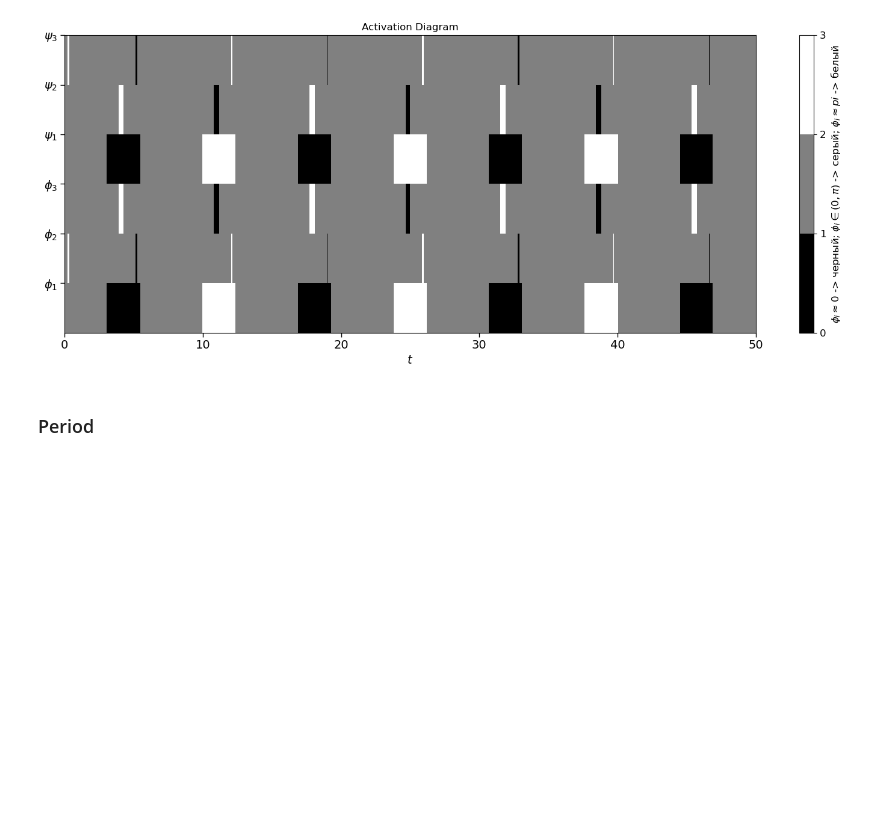
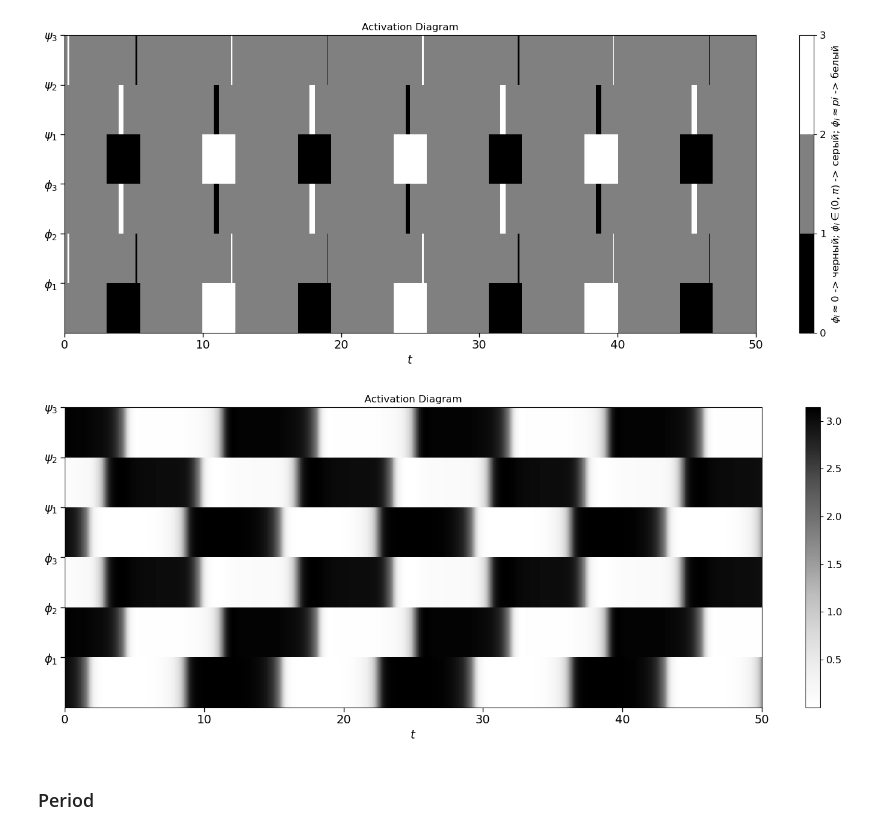
Before and after one commit to Artyom91150/Coupled_contours, a Jupyter notebook: BS_notebook.ipynb, the cells around one changed output. Drawn from its saved outputs; the diff is of its cells as text; code cells hidden in the pictures; blank space fills up the shorter version.

```diff
--- a/BS_notebook.ipynb
+++ b/BS_notebook.ipynb
@@ -133,3 +135,11 @@ plotReturnTime(sol, plot_properties = RT_properties);
 ## Объединенная система (6 ДУ)
 
 ---
+# %%
+function make_cb(start_pt)
+    function cb(u, t = 0.0, integrator = nothing)
+        x = [normArctan(a) for a in start_pt]
+        y = [normArctan(b) for b in u]
+        return norm(min(x - y, 2*pi .- x + y))
+    end
+end
@@ -135,0 +148,2 @@ plotReturnTime(sol, plot_properties = RT_properties);
+# %%
+my_cb = make_cb(ic)
@@ -159,7 +175,8 @@ ic = [pi - val, pi - val, val, pi - val, val, pi - val]
 
 trans_time = 0.0
 alg = DP8()
-callback = "x -> cos(x[1])"
+#callback = "x -> cos(x[1])"
+callback = my_cb
 kwargs = Dict(:dtmax => 1e-1, :abstol => 1e-13, :reltol => 1e-13, :maxiters => 1e10)
 
 
@@ -276,6 +293,10 @@ Dict{String, Any} with 2 entries:
 fig = plotActivationDiagram(sol, plot_properties = AD_properties);
 # %% [output]
 [figure]
+# %%
+fig = plotActivationDiagram_continuos(sol, plot_properties = AD_properties);
+# %% [output]
+[figure, added]
 # %% [markdown]
 ### Period
 # %%
```
Also changed, not shown: parts of 5 cells of this notebook, 2 other files.
